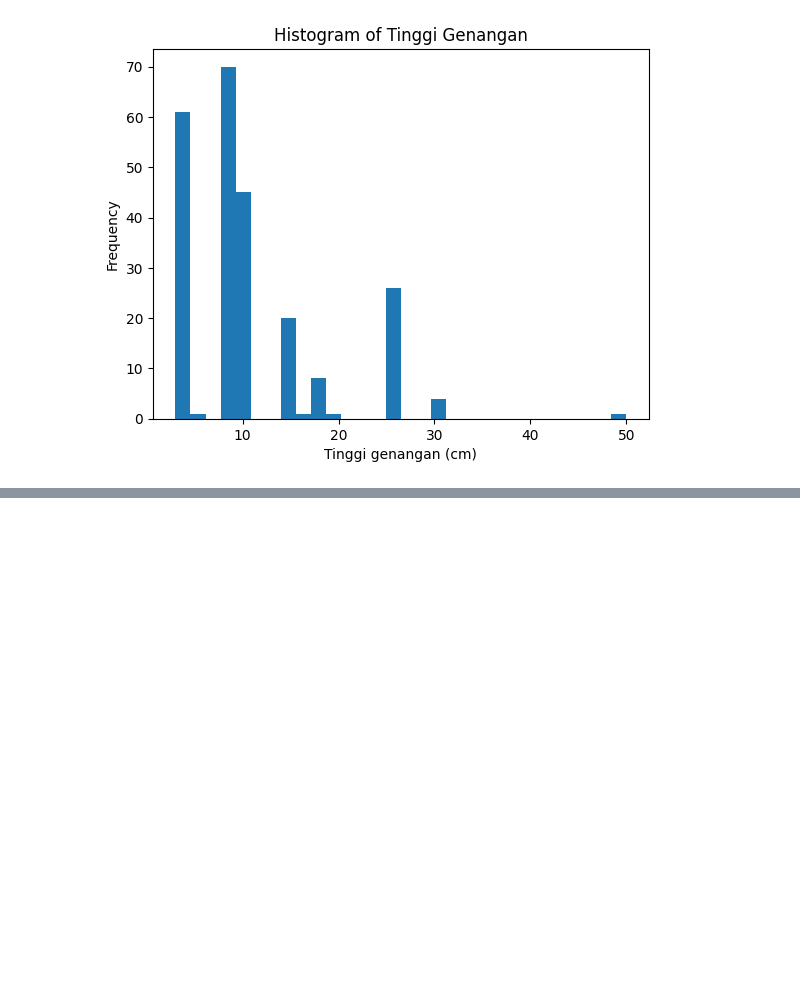
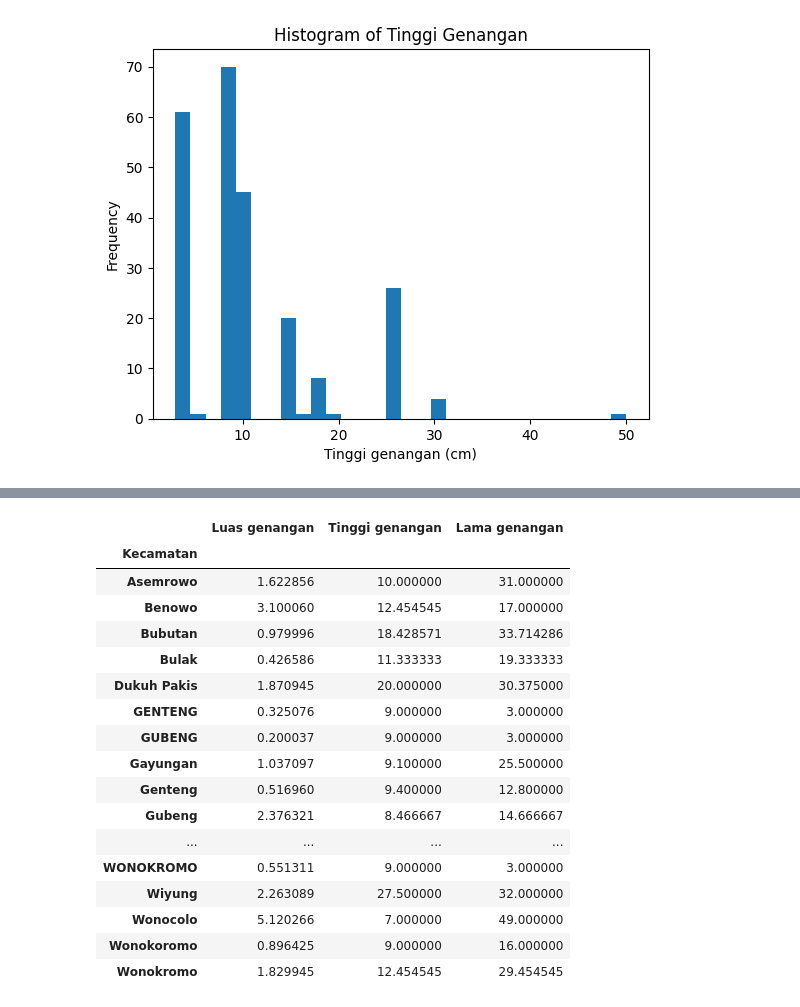
Before and after one commit to izamrosiawan/ss-code-semester-3, a Jupyter notebook: ipsd/minggu-5/praktikum-5.ipynb, the cells around one changed output, grey strips where cells are left out. Drawn from its saved outputs; the diff is of its cells as text; code cells hidden in the pictures; blank space fills up the shorter version.

```diff
--- a/ipsd/minggu-5/praktikum-5.ipynb
+++ b/ipsd/minggu-5/praktikum-5.ipynb
@@ -375,0 +384,21 @@ plt.show()
+# %%
+df.groupby("Kecamatan")[["Luas genangan", "Tinggi genangan", "Lama genangan"]].mean()
+# %% [output]
+|  | Luas genangan | Tinggi genangan | Lama genangan |
+| Kecamatan |  |  |  |
+| Asemrowo | 1.622856 | 10.000000 | 31.000000 |
+| Benowo | 3.100060 | 12.454545 | 17.000000 |
+| Bubutan | 0.979996 | 18.428571 | 33.714286 |
+| Bulak | 0.426586 | 11.333333 | 19.333333 |
+| Dukuh Pakis | 1.870945 | 20.000000 | 30.375000 |
+| GENTENG | 0.325076 | 9.000000 | 3.000000 |
+| GUBENG | 0.200037 | 9.000000 | 3.000000 |
+| Gayungan | 1.037097 | 9.100000 | 25.500000 |
+| Genteng | 0.516960 | 9.400000 | 12.800000 |
+| Gubeng | 2.376321 | 8.466667 | 14.666667 |
+| ... | ... | ... | ... |
+| WONOKROMO | 0.551311 | 9.000000 | 3.000000 |
+| Wiyung | 2.263089 | 27.500000 | 32.000000 |
+| Wonocolo | 5.120266 | 7.000000 | 49.000000 |
+| Wonokoromo | 0.896425 | 9.000000 | 16.000000 |
+| Wonokromo | 1.829945 | 12.454545 | 29.454545 |
```
Also changed, not shown: parts of 2 cells of this notebook.
